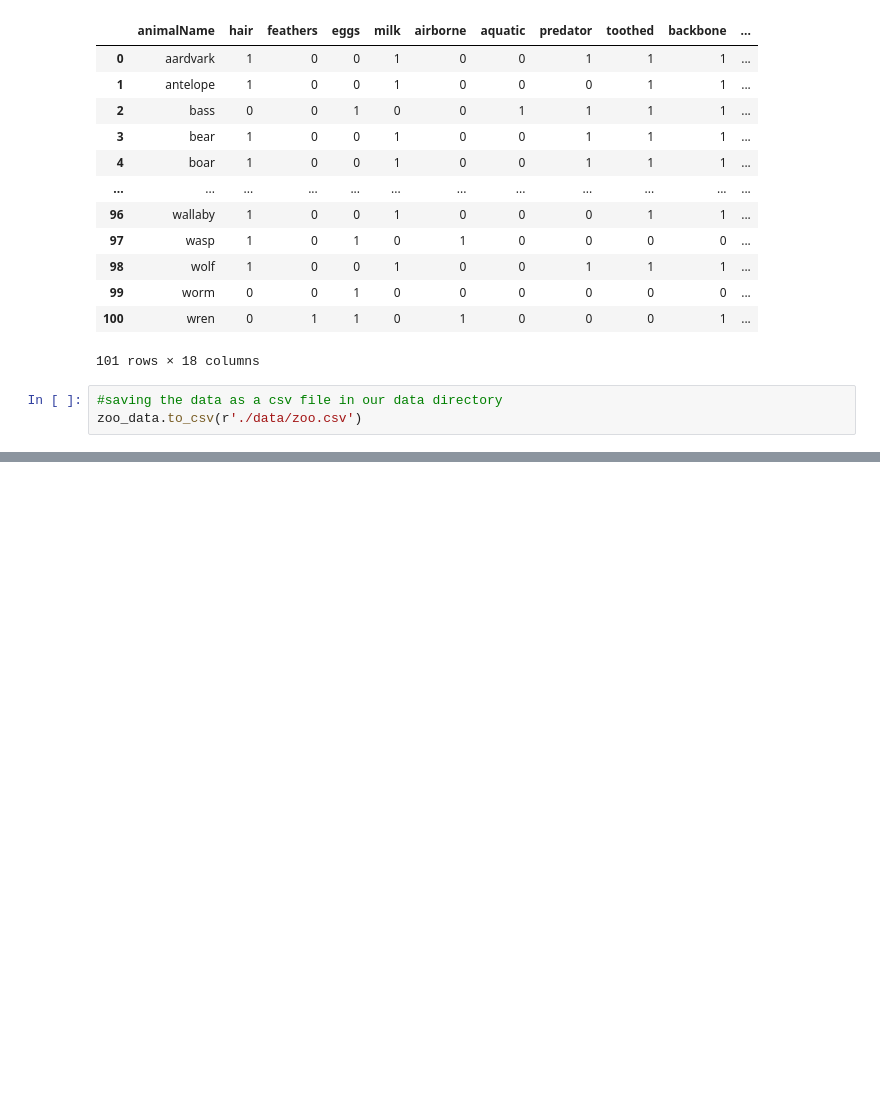
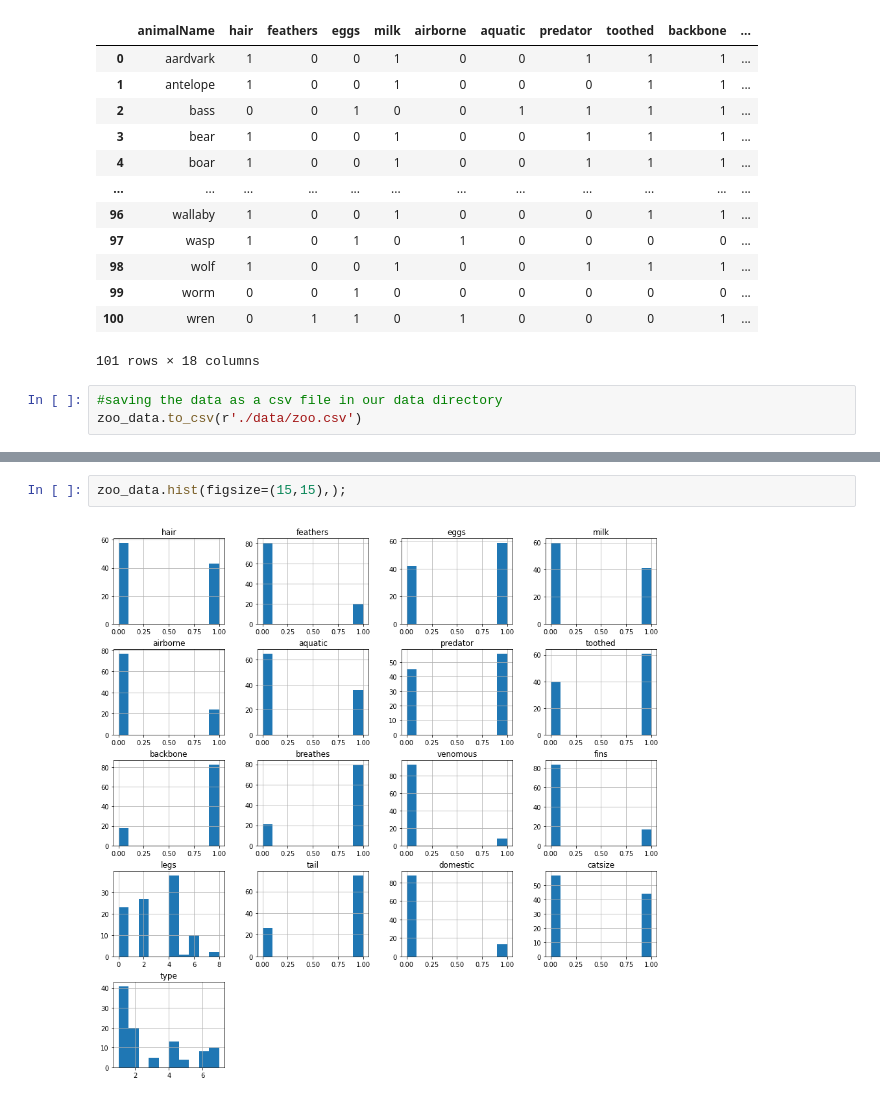
Before and after one commit to DSCI-310/DSCI-310-Group-7, a Jupyter notebook: zoo_analysis.ipynb, the cells around one changed output, grey strips where cells are left out. Drawn from its saved outputs; the diff is of its cells as text; blank space fills up the shorter version.

Commit message:
add plot

```diff
--- a/zoo_analysis.ipynb
+++ b/zoo_analysis.ipynb
@@ -58,0 +76,4 @@ zoo_data.to_csv(r'./data/zoo.csv')
+# %%
+zoo_data.hist(figsize=(15,15),);
+# %% [output]
+[figure, added]
```
Also changed, not shown: parts of 3 cells of this notebook.
